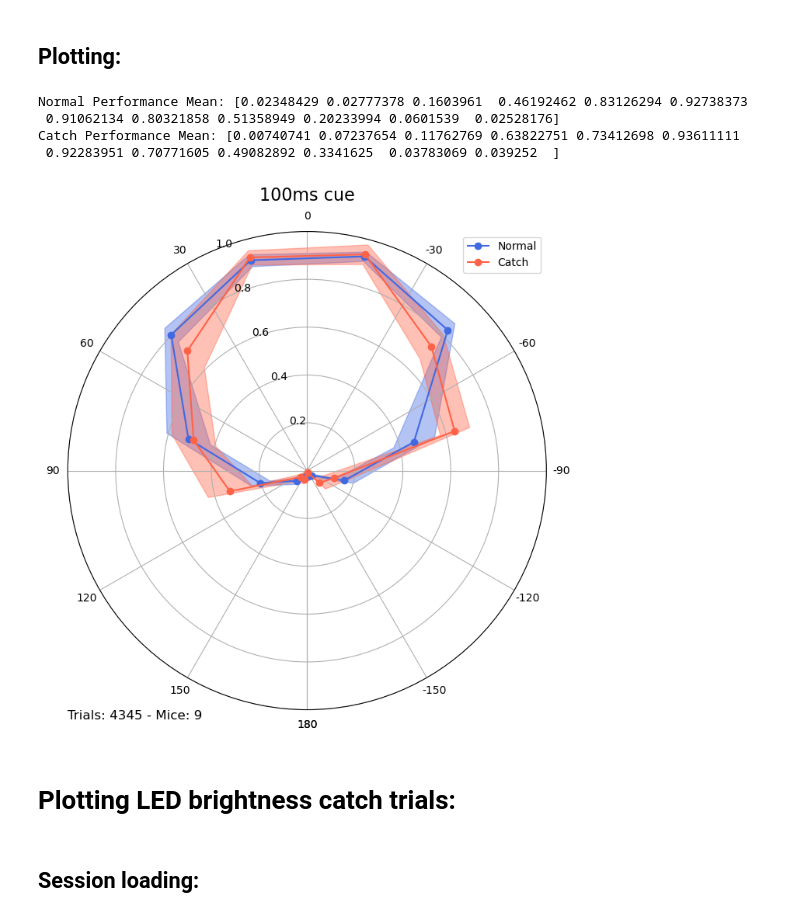
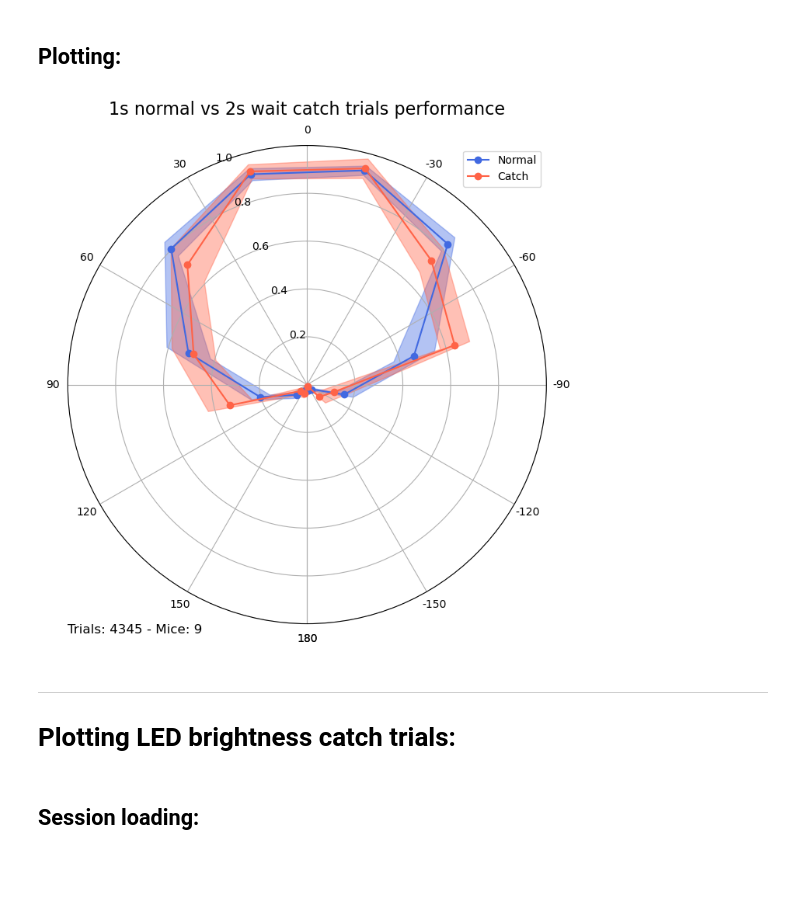
Before and after one commit to stef1029/hex_behav_analysis, a Jupyter notebook: PP_analysis_notebook_July_cohort.ipynb, the cells around one changed output. Saved outputs shown, nothing was run; the diff lists cells and outputs as text; code cells hidden in the pictures; blank space fills up the shorter version.

```diff
--- a/PP_analysis_notebook_July_cohort.ipynb
+++ b/PP_analysis_notebook_July_cohort.ipynb
@@ -401,22 +404,19 @@ print(catch_count)
 # %%
 importlib.reload(PP_plot_catch_trial_performance)
 
 sessions = july_wait_catch_day_1_sessions + july_wait_catch_day_2_sessions
 
 PP_plot_catch_trial_performance.plot_performance_by_angle(sessions,
-                                              title = '100ms cue',
+                                              title = '1s normal vs 2s wait catch trials performance',
                                               bin_mode = 'manual',
                                               trials_per_bin=100,
                                               plot_mode='radial',
                                               cue_mode='both',
                                               error_bars='SEM')
 # %% [output]
-Normal Performance Mean: [0.02348429 0.02777378 0.1603961  0.46192462 0.83126294 0.92738373
- 0.91062134 0.80321858 0.51358949 0.20233994 0.0601539  0.02528176]
-Catch Performance Mean: [0.00740741 0.07237654 0.11762769 0.63822751 0.73412698 0.93611111
- 0.92283951 0.70771605 0.49082892 0.3341625  0.03783069 0.039252  ]
-[figure, old version]
+[figure, new version]
 # %% [markdown]
+---
 # Plotting LED brightness catch trials:
 # %% [markdown]
 ## Session loading:
```
Also changed, not shown: parts of 10 cells of this notebook, 3 other files.
